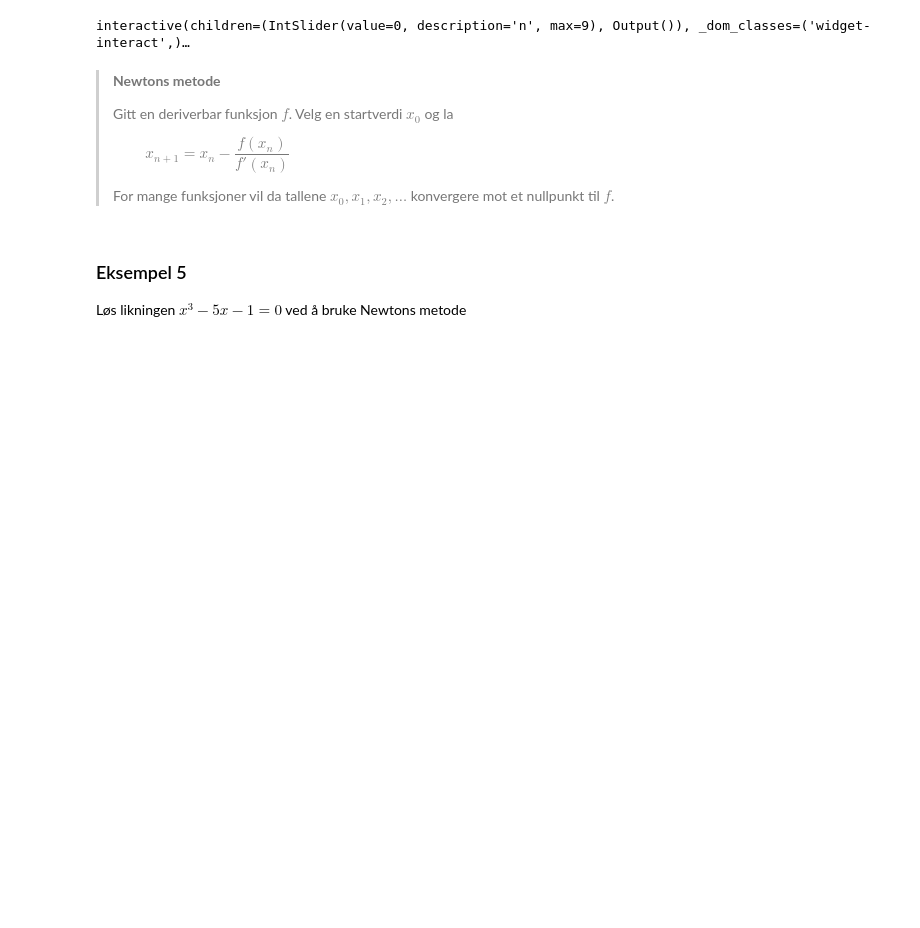
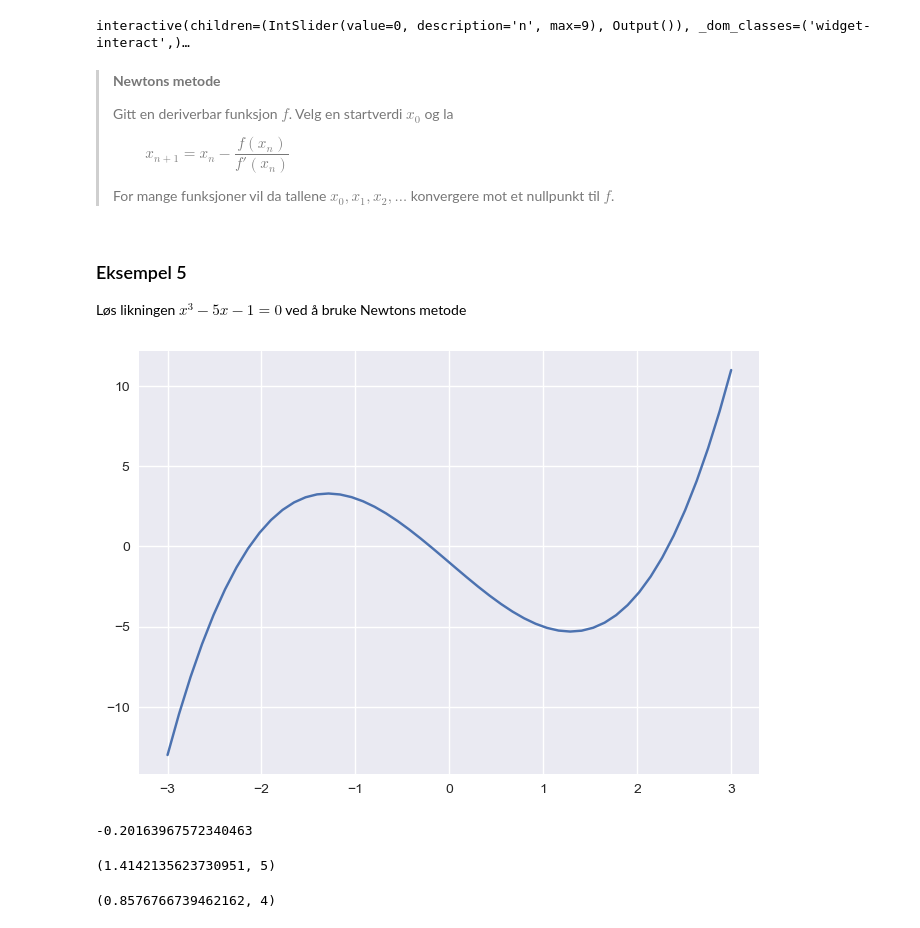
Before and after one commit to tork73/progkurs, a Jupyter notebook: _sources/programmer/webinar3/webinar3-bilder.ipynb, the cells around one changed output. Saved outputs shown, nothing was run; the diff lists cells and outputs as text; code cells hidden in the pictures; blank space fills up the shorter version.

```diff
--- a/_sources/programmer/webinar3/webinar3-bilder.ipynb
+++ b/_sources/programmer/webinar3/webinar3-bilder.ipynb
@@ -137,0 +247,5 @@ b) Lag et program som løser likningen ved å bruke halveringsmetoden.
+# %%
+def f(x):
+    return x**2-5
+
+Halvering(f, -3, 0, 1000)
@@ -164,0 +294,9 @@ Løs likningen $x^3-2x^2=2x-4$ med sympy, numpy, scipy og fsolve.
+# %%
+from scipy.optimize import fsolve
+import numpy as np
+
+def f(x):
+    return np.exp(x)-x-3/2
+
+løsninger = fsolve(f, 1)
+print(løsninger)
@@ -164,0 +315,8 @@ Løs likningen $x^3-2x^2=2x-4$ med sympy, numpy, scipy og fsolve.
+# %%
+from scipy.optimize import root
+
+def f(x):
+    return x**3-2*x**2-11*x+11
+
+løsninger = root(f, -4, method='krylov')
+print(løsninger)
@@ -212,3 +383,56 @@ interactive(children=(IntSlider(value=0, description='n', max=9), Output()), _do
 ###  Eksempel 5
 
 Løs likningen $x^3-5x-1=0$ ved å bruke Newtons metode
+# %%
+import numpy as np
+import matplotlib.pyplot as plt
+
+def f(x):
+    return x**3-5*x-1
+
+def df(x):
+    return 3*x**2-5
+
+X = np.linspace(-3, 3)
+
+plt.plot(X, f(X));
+# %% [output]
+[figure, added]
+# %%
+x = 0 # mitt startpunkt
+n = 10 # antall itterarsjoner
+
+for i in range(n):
+    x = x - f(x)/df(x)
+print(x)
+# %% [output]
+-0.20163967572340463
+# %%
+def Newton(f, a=1, tol = 1E-12, maks=100, h = 0.00001):
+    def df(x):
+        return (f(x+h)-f(x))/h
+    steg = 0
+    b = a-f(a)/df(a)
+    while abs(b-a)>tol:
+        a = b
+        b = a-f(a)/df(a)
+        steg = steg + 1
+        if steg > maks:
+            break
+    return a, steg
+
+def f(x):
+    return x**2-2
+
+Newton(f, 2)
+# %% [output]
+(1.4142135623730951, 5)
+# %%
+import numpy as np
+
+def f(x):
+    return np.exp(x)-x-3/2
+
+Newton(f, 1)
+# %% [output]
+(0.8576766739462162, 4)
```
Also changed, not shown: parts of 18 cells of this notebook, 44 other files.
